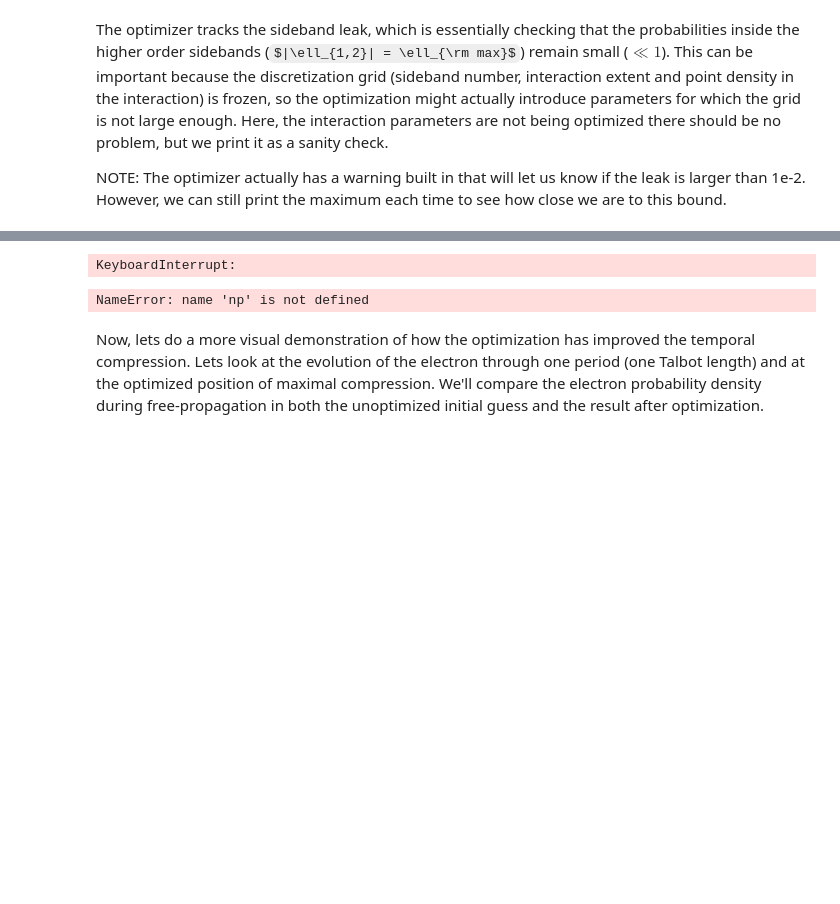
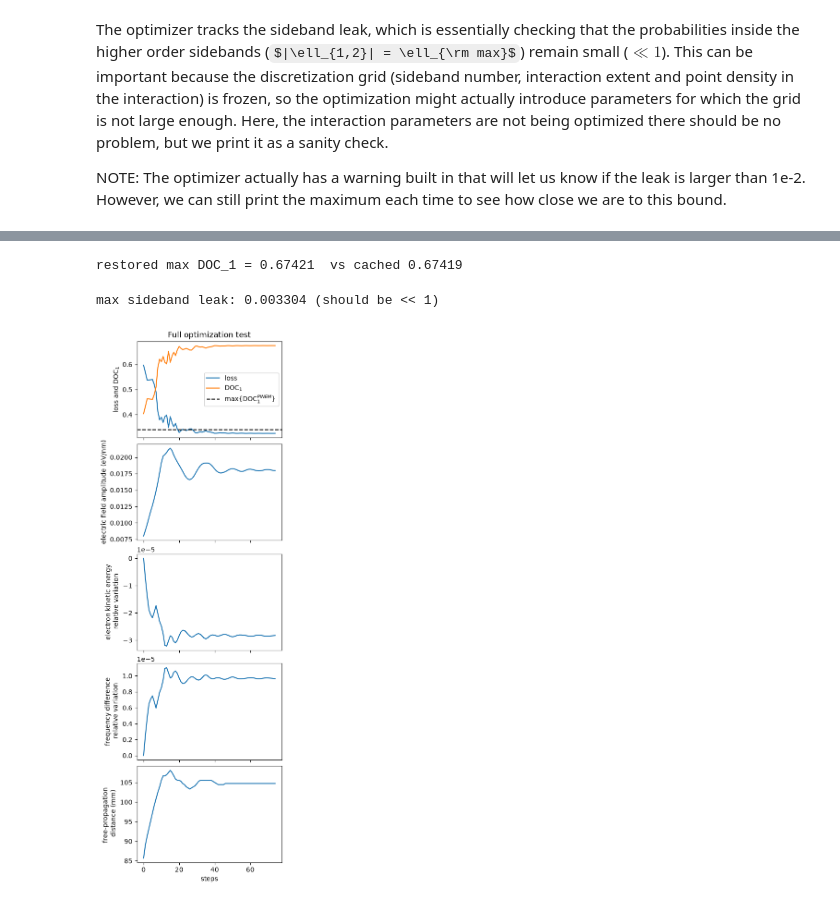
Before and after one commit to civelasco/diff-iels, a Jupyter notebook: example.ipynb, the cells around one changed output, grey strips where cells are left out. Cells and saved outputs as stored; diff of their text form; code cells hidden in the pictures; some formulas as TeX source; blank space fills up the shorter version.

```diff
--- a/example.ipynb
+++ b/example.ipynb
@@ -190,59 +214,78 @@ We now move to the more general case, where we let all four training parameters
 # %%
-from metric import degree_of_coherence
-
 kinetic_init   = kinetic
 electric_init  = electric1
 freq_diff_init = freq_diff
 m_full = ElectronModulator(cfg,kinetic_init,electric_init,freq_diff_init,0.0,use_gouy = True)
+# we freeze the gradient of the propagation distance, since we'll optimize it by scanning
+for name, p in m_full.named_parameters():
+    p.requires_grad_(name != 'log_distance')
 # we store the modulator and the energy matrix obtained from the initialization parameters to use later
 with torch.no_grad():
     alpha_init = m_full(alpha0)
     m_init = ElectronModulator(cfg,kinetic_init,electric_init,freq_diff_init,0.0,use_gouy = True)
-steps = 150
-lr    = 5e-3
-hist_tot  = optimize(m_full,steps,lr,ref_freq=freq_diff)
+steps = 75
+lr    = 1e-1
+# with profile=True, the optimizer will optimize the propagation distance by scanning, which should avoid the problem of finding local extrema instead of a global one
+cache = Path('data/joint_run.npz')
+if cache.exists():
+    d = np.load(cache)
+    hist_tot = [tuple(r) for r in d['hist']]
+    with torch.no_grad():
+        m_full.log_electric.fill_(float(d['latents'][0]))
+        m_full.log_kinetic.fill_( float(d['latents'][1]))
+        m_full.log_fr_diff.fill_( float(d['latents'][2]))
+        m_full.log_distance.fill_(float(d['latents'][3]))
+    assert int(d['n_seg']) == m_full.num_segments and int(d['lmax']) == m_full.lmax, \
+    'cache built with a different grid -- delete data/*.npz and re-run'
+else:
+    hist_tot = optimize(m_full, steps, lr, ref_freq=freq_diff, profile=True)
+    latents = np.array([m_full.log_electric.item(), m_full.log_kinetic.item(),
+                        m_full.log_fr_diff.item(),  m_full.log_distance.item()])
+    cache.parent.mkdir(exist_ok=True)
+    np.savez(cache, hist=np.array(hist_tot), latents=latents,
+             n_seg=m_full.num_segments, lmax=m_full.lmax, gouy=m_full.use_gouy)
+with torch.no_grad():
+    prof_full = profile_distance(m_full, alpha0, n_z=400, ref_freq=freq_diff)
+print(f'restored max DOC_1 = {prof_full.doc.item():.5f}  vs cached {hist_tot[-1][1]:.5f}')
 # %% [output]
-KeyboardInterrupt:
+restored max DOC_1 = 0.67421  vs cached 0.67419
 # %%
 histarray = np.array(hist_tot)
 loss_hist = histarray[:,0]
 doc_hist  = histarray[:,1]
+doc_full  = doc_hist[-1]
 leak      = histarray[:,2]
 elec_hist = histarray[:,3]
 kine_hist = histarray[:,4]
 diff_hist = histarray[:,5]
 dist_hist = histarray[:,6]
 
 print(f'max sideband leak: {np.max(leak):.6f} (should be << 1)')
 
 fig,axes = plt.subplots(5,1,sharex = True,figsize = (4,12),layout='constrained')
 
 axes[0].set_title('Full optimization test')
 
-axes[0].plot(loss_hist, label = 'loss')
+axes[0].plot(loss_hist,label = 'loss')
 axes[0].plot(doc_hist,label = r'${\rm DOC}_1$')
-axes[0].plot([0,steps],[0.34,0.34],color = 'k', linestyle='--',label=r'${\rm max}\{{\rm DOC}_1^{PINEM}\}$')
+axes[0].axhline(0.34,color = 'k', linestyle='--',label=r'${\rm max}\{{\rm DOC}_1^{PINEM}\}$')
 axes[0].set_ylabel(r'loss and ${\rm DOC}_1$')
 axes[0].legend()
 
 axes[1].plot(elec_hist)
 axes[1].set_ylabel('electric field amplitude (eV/nm)')
 
-axes[2].plot(kine_hist*1e-3)
-axes[2].set_ylabel('electron kinetic energy (keV)')
+axes[2].plot((kine_hist/kine_hist[0]-1))
+axes[2].set_ylabel('electron kinetic energy\n relative variation')
 
-axes[3].plot(dist_hist)
-axes[3].set_ylabel('free-propagation distance (mm)')
+axes[3].plot(diff_hist/diff_hist[0]-1)
+axes[3].set_ylabel('frequency difference\n relative variation')
 
 axes[4].plot(dist_hist)
-axes[4].set_ylabel('free-propagation distance (mm)')
-
-axes[5].plot(diff_hist)
-axes[5].set_xlabel('steps')
-axes[5].set_ylabel('free-propagation distance (mm)')
+axes[4].set_ylabel('free-propagation \n distance (mm)')
+axes[4].set_xlabel('steps')
 
 plt.show()
 # %% [output]
-NameError: name 'np' is not defined
+max sideband leak: 0.003304 (should be << 1)
+[figure, added]
-# %% [markdown]
-Now, lets do a more visual demonstration of how the optimization has improved the temporal compression. Lets look at the evolution of the electron through one period (one Talbot length) and at the optimized position of maximal compression. We'll compare the electron probability density during free-propagation in both the unoptimized initial guess and the result after optimization.
```
Also changed, not shown: parts of 18 cells of this notebook, 4 other files.
